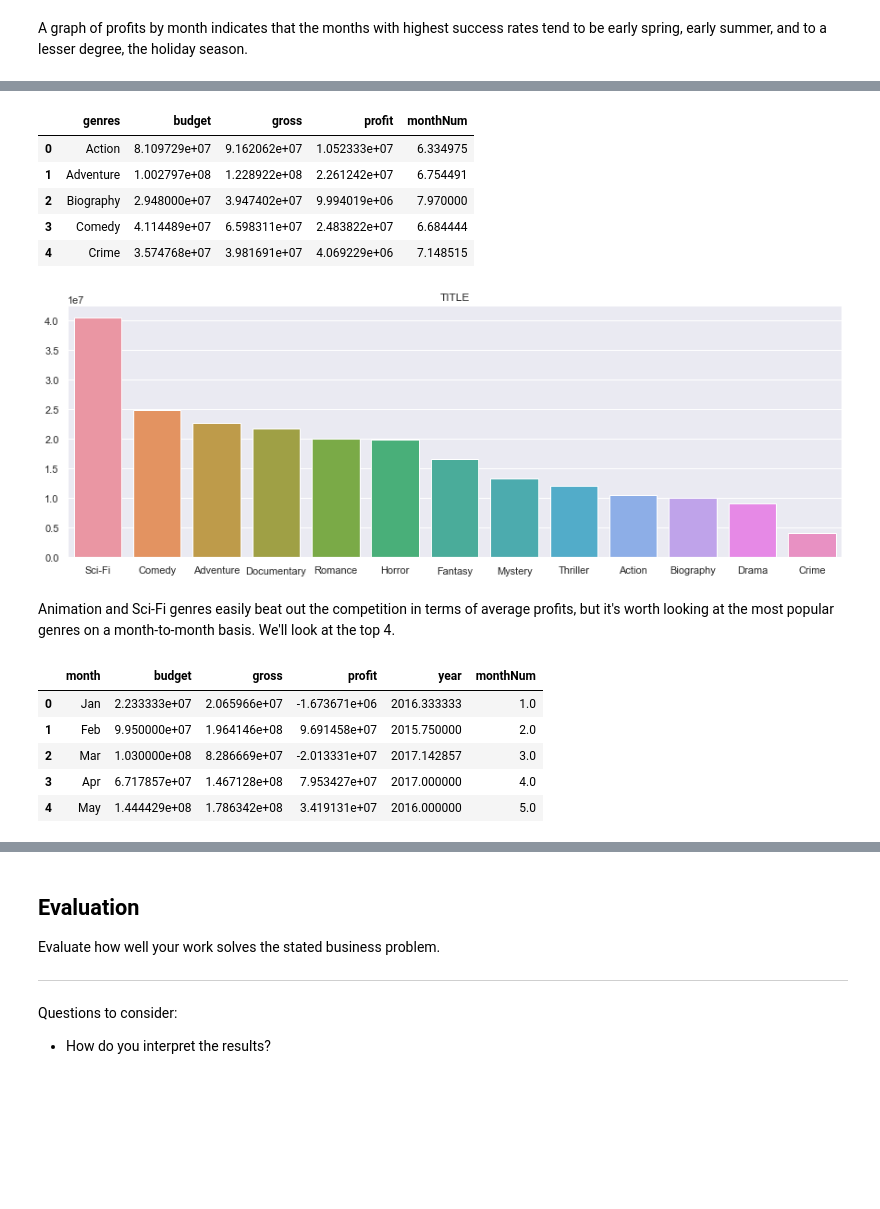
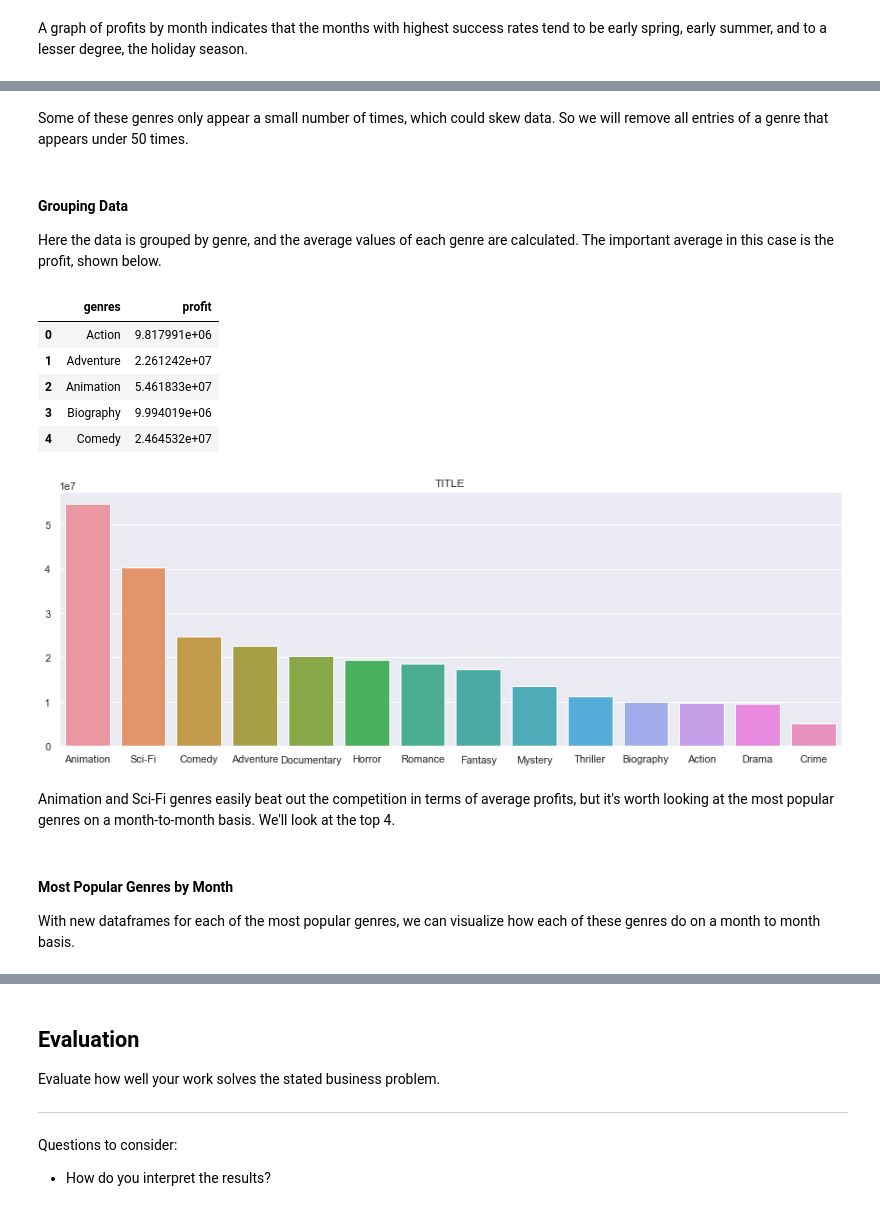
Before and after one commit to shadel96/Microsoft-Movie-Analysis, a Jupyter notebook: movie_analysis.ipynb, the cells around one changed output, grey strips where cells are left out. Saved outputs shown, nothing was run; the diff lists cells and outputs as text; code cells hidden in the pictures; blank space fills up the shorter version.

```diff
--- a/movie_analysis.ipynb
+++ b/movie_analysis.ipynb
@@ -134,6 +128,5 @@ remove start_year and runtime, as well as worldwide gross (we are looking at DOM
 # %%
 combined_df = pd.merge(titles_df, budgets_df, left_on='primary_title', right_on='movie', how = 'inner')
-combined_df.drop(['primary_title'], axis=1, inplace = True)
 combined_df.info()
 # %% [output]
 <class 'pandas.core.frame.DataFrame'>
@@ -188,0 +185,3 @@ Finally we will sort the columns for better readability
+# %%
+rate_df = pd.read_csv('data/zippedData/imdb.title.ratings.csv.gz')
+rate_df.info()
@@ -188,0 +201,5 @@ Finally we will sort the columns for better readability
+# %%
+#left join to prevent omission of data due to lack of rating
+combined_df = pd.merge(combined_df, rate_df, on='tconst', how = 'left')
+
+combined_df.info()
@@ -189,2 +226,3 @@ Finally we will sort the columns for better readability
 # %%
-combined_df = combined_df[['tconst', 'movie', 'genres', 'budget', 'gross', 'profit', 'month', 'year', 'monthNum']]
+combined_df = combined_df[['movie', 'genres', 'budget', 'gross', 'profit', 'month', 'year', 'monthNum', 'averagerating']]
+combined_df.info()
@@ -304,3 +370,5 @@ Western          2
 News             1
 Name: genres, dtype: int64
+# %% [markdown]
+Some of these genres only appear a small number of times, which could skew data. So we will remove all entries of a genre that appears under 50 times.
 # %%
@@ -309,18 +376,21 @@ Name: genres, dtype: int64
 value_counts = genre_df['genres'].value_counts()
 genre_df = genre_df[~genre_df['genres'].isin(value_counts[value_counts <= 50].index)]
+# %% [markdown]
+#### Grouping Data
+Here the data is grouped by genre, and the average values of each genre are calculated. The important average in this case is the profit, shown below.
 # %%
 profit_by_genre = genre_df.groupby('genres').mean()
 profit_by_genre.reset_index(level=0, inplace=True)
 profit_by_genre.drop('year', axis=1, inplace=True)
 
-profit_by_genre.head()
+profit_by_genre[['genres','profit']].head()
 # %% [output]
-|  | genres | budget | gross | profit | monthNum |
-| 0 | Action | 8.109729e+07 | 9.162062e+07 | 1.052333e+07 | 6.334975 |
-| 1 | Adventure | 1.002797e+08 | 1.228922e+08 | 2.261242e+07 | 6.754491 |
-| 2 | Biography | 2.948000e+07 | 3.947402e+07 | 9.994019e+06 | 7.970000 |
-| 3 | Comedy | 4.114489e+07 | 6.598311e+07 | 2.483822e+07 | 6.684444 |
-| 4 | Crime | 3.574768e+07 | 3.981691e+07 | 4.069229e+06 | 7.148515 |
+|  | genres | profit |
+| 0 | Action | 9.817991e+06 |
+| 1 | Adventure | 2.261242e+07 |
+| 2 | Animation | 5.461833e+07 |
+| 3 | Biography | 9.994019e+06 |
+| 4 | Comedy | 2.464532e+07 |
 # %%
 ax = sns.barplot(x='genres', y = "profit", data = profit_by_genre,
                  order=profit_by_genre.sort_values('profit', ascending=False).genres)
@@ -330,9 +400,12 @@ ax.set_ylabel("")
 ax.set_title("TITLE")
 
 sns.set_style("darkgrid", {"grid.linestyle":":"})
-sns.set(rc={'figure.figsize':(20,5)})
+sns.set(rc={'figure.figsize':(13,5)})
 # %% [output]
-[figure, old version]
+[figure, new version]
 # %% [markdown]
 Animation and Sci-Fi genres easily beat out the competition in terms of average profits, but it's worth looking at the most popular genres on a month-to-month basis. We'll look at the top 4.
+# %% [markdown]
+#### Most Popular Genres by Month
+With new dataframes for each of the most popular genres, we can visualize how each of these genres do on a month to month basis.
 # %%
@@ -345,12 +420,3 @@ animation_df.reset_index(level=0, inplace=True)
 scifi_df.reset_index(level=0, inplace=True)
 comedy_df.reset_index(level=0, inplace=True)
 adventure_df.reset_index(level=0, inplace=True)
-# %%
-scifi_df.head()
-# %% [output]
-|  | month | budget | gross | profit | year | monthNum |
-| 0 | Jan | 2.233333e+07 | 2.065966e+07 | -1.673671e+06 | 2016.333333 | 1.0 |
-| 1 | Feb | 9.950000e+07 | 1.964146e+08 | 9.691458e+07 | 2015.750000 | 2.0 |
-| 2 | Mar | 1.030000e+08 | 8.286669e+07 | -2.013331e+07 | 2017.142857 | 3.0 |
-| 3 | Apr | 6.717857e+07 | 1.467128e+08 | 7.953427e+07 | 2017.000000 | 4.0 |
-| 4 | May | 1.444429e+08 | 1.786342e+08 | 3.419131e+07 | 2016.000000 | 5.0 |
```
Also changed, not shown: parts of 75 cells of this notebook, 10 other files.
